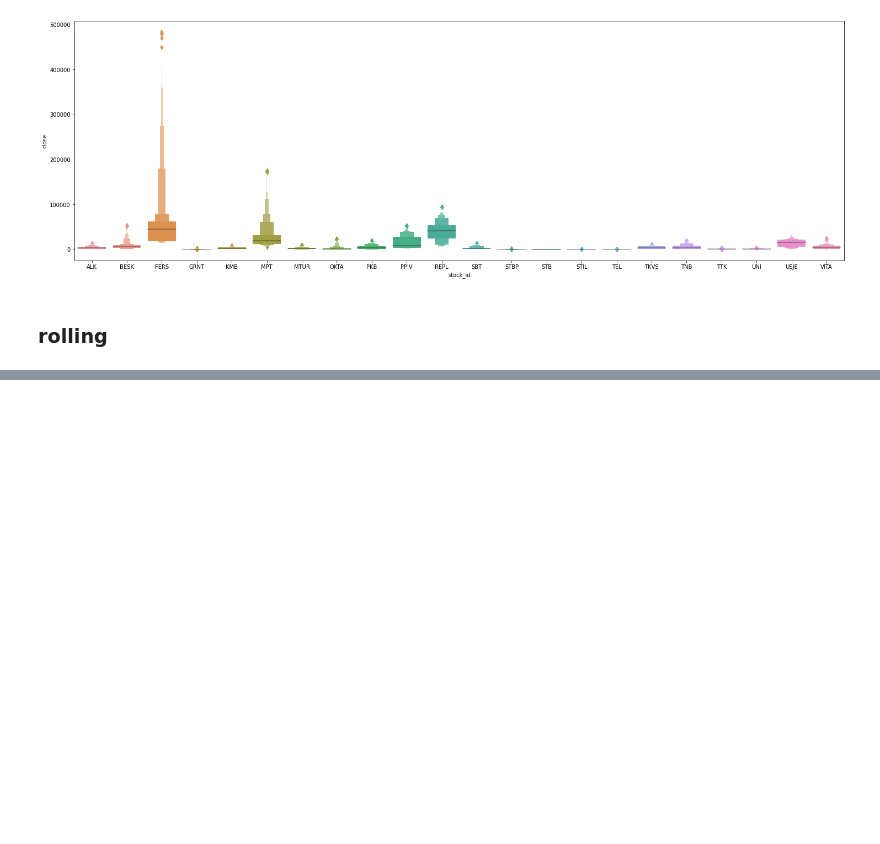
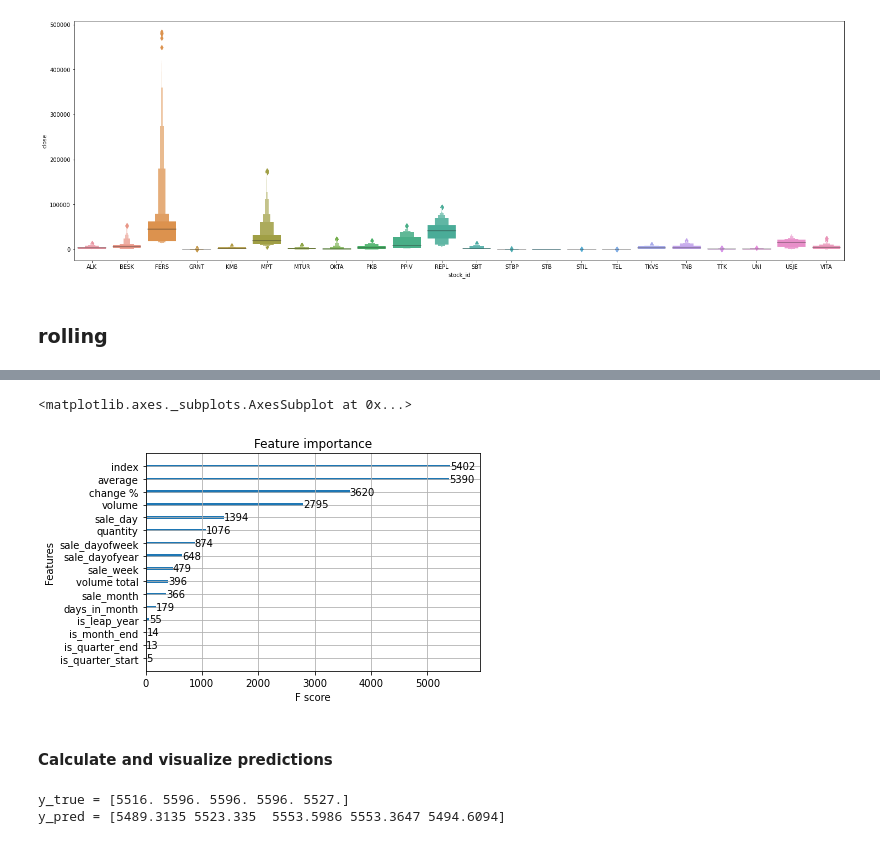
Before and after one commit to gjurcin/MacedoniaStockMarket, a Jupyter notebook: macedonian_stock_exchange_ivona.ipynb, the cells around one changed output, grey strips where cells are left out. Cells and saved outputs as stored; diff of their text form; code cells hidden in the pictures; blank space fills up the shorter version.

```diff
--- a/macedonian_stock_exchange_ivona.ipynb
+++ b/macedonian_stock_exchange_ivona.ipynb
@@ -337,0 +443,6 @@ display_all(df_final.tail(10).T)
+# %%
+drop_cols = ['date', 'stock_id', 'open', 'low', 'high']
+
+train_df = train_df.drop(drop_cols, 1)
+valid_df = valid_df.drop(drop_cols, 1)
+test_df  = test_df.drop(drop_cols, 1)
@@ -337,0 +451,11 @@ display_all(df_final.tail(10).T)
+# %%
+y_train = train_df['close'].copy()
+X_train = train_df.drop(['close'], 1)
+
+y_valid = valid_df['close'].copy()
+X_valid = valid_df.drop(['close'], 1)
+
+y_test  = test_df['close'].copy()
+X_test  = test_df.drop(['close'], 1)
+
+X_train.info()
@@ -337,0 +482,19 @@ display_all(df_final.tail(10).T)
+# %%
+%%time
+
+parameters = {
+    'n_estimators': [100, 200, 300, 400],
+    'learning_rate': [0.001, 0.005, 0.01, 0.05],
+    'max_depth': [8, 10, 12, 15],
+    'gamma': [0.001, 0.005, 0.01, 0.02],
+    'random_state': [42]
+}
+
+eval_set = [(X_train, y_train), (X_valid, y_valid)]
+model = xgb.XGBRegressor(eval_set=eval_set, objective='reg:squarederror', verbose=False)
+clf = GridSearchCV(model, parameters)
+
+clf.fit(X_train, y_train)
+
+print(f'Best params: {clf.best_params_}')
+print(f'Best validation score = {clf.best_score_}')
@@ -337,0 +505,5 @@ display_all(df_final.tail(10).T)
+# %%
+%%time
+
+model = xgb.XGBRegressor(**clf.best_params_, objective='reg:squarederror')
+model.fit(X_train, y_train, eval_set=eval_set, verbose=False)
@@ -337,0 +520,14 @@ display_all(df_final.tail(10).T)
+# %%
+plot_importance(model)
+# %% [output]
+<matplotlib.axes._subplots.AxesSubplot at 0x...>
+[figure, added]
+# %% [markdown]
+#### Calculate and visualize predictions
+# %%
+y_pred = model.predict(X_test)
+print(f'y_true = {np.array(y_test)[:5]}')
+print(f'y_pred = {y_pred[:5]}')
+# %% [output]
+y_true = [5516. 5596. 5596. 5596. 5527.]
+y_pred = [5489.3135 5523.335  5553.5986 5553.3647 5494.6094]
```
Also changed, not shown: parts of 40 cells of this notebook.
